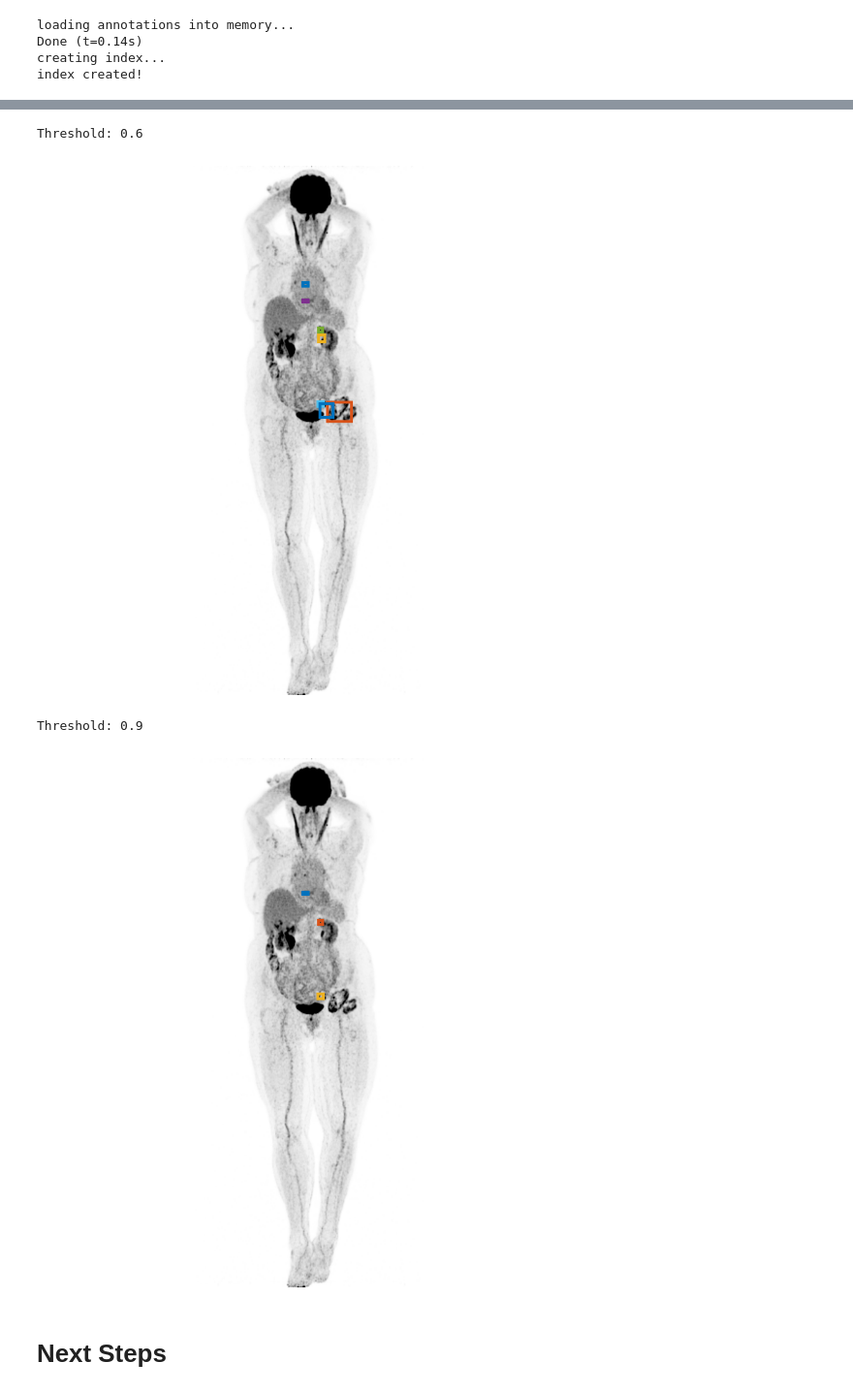
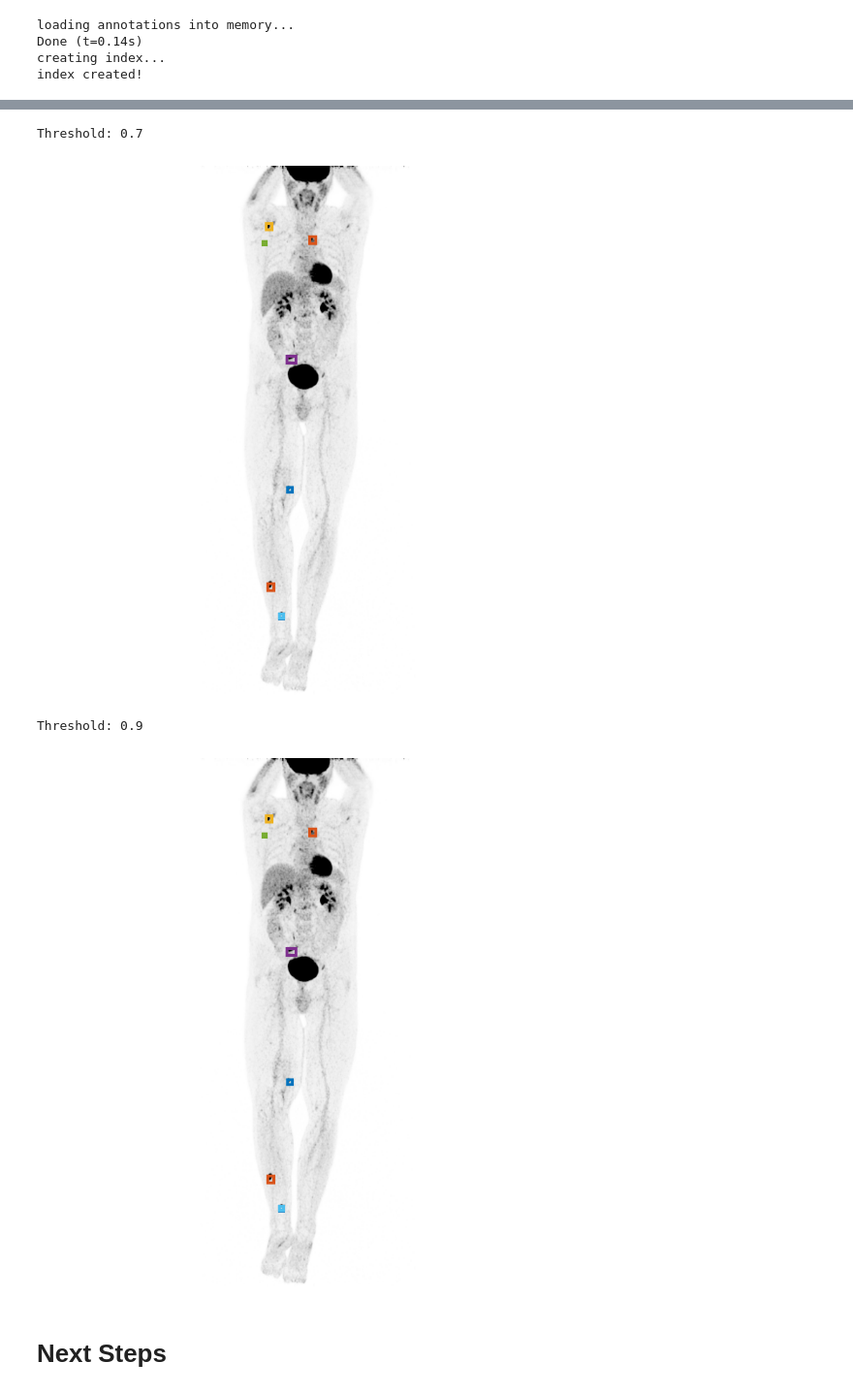
Before and after one commit to joytywu/detr, a Jupyter notebook: visualize_finetuned_detr-petct.ipynb, the cells around one changed output, grey strips where cells are left out. Shown at 97% size. Saved outputs shown, nothing was run; the diff lists cells and outputs as text; code cells hidden in the pictures.

```diff
--- a/visualize_finetuned_detr-petct.ipynb
+++ b/visualize_finetuned_detr-petct.ipynb
@@ -514,7 +517,7 @@ index created!
 catIds = coco.getCatIds(catNms=['tumor']);
 imgIds = coco.getImgIds(catIds=catIds );
 # %%
-idx = 5
+idx = 9
 img_id = imgIds[idx*48]
 print(img_id)
 
@@ -530,6 +533,6 @@ print(len(anns))
 # im = Image.open(img_name)
 img_folder = Path(dataDir)/Path('images')/Path('val')
 suv_img = _load_image_npy(coco, img_folder, img_id)
-suv_max = 6
+suv_max = 7
 im = _suv_to_greyPIL(suv_img, suv_max)
 # %% [output]
@@ -555,10 +558,10 @@ Threshold: 0.9
 # %%
-run_workflow(im, model, thresholds = [0.6, 0.9], labels = False)
+run_workflow(im, model, thresholds = [0.7, 0.9], labels = False)
 # %% [output]
-Threshold: 0.6
+Threshold: 0.7
-[figure, old version]
+[figure, new version]
 Threshold: 0.9
-[figure, old version]
+[figure, new version]
 # %% [markdown]
 # Next Steps
 # %% [markdown]
```
Also changed, not shown: parts of 7 cells of this notebook, 2 other files.
